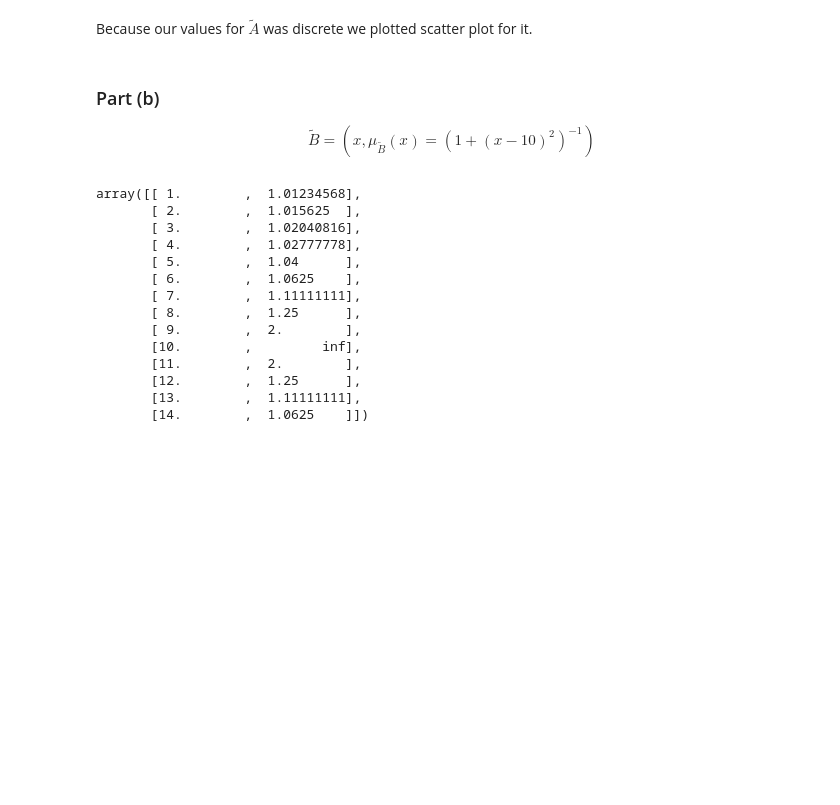
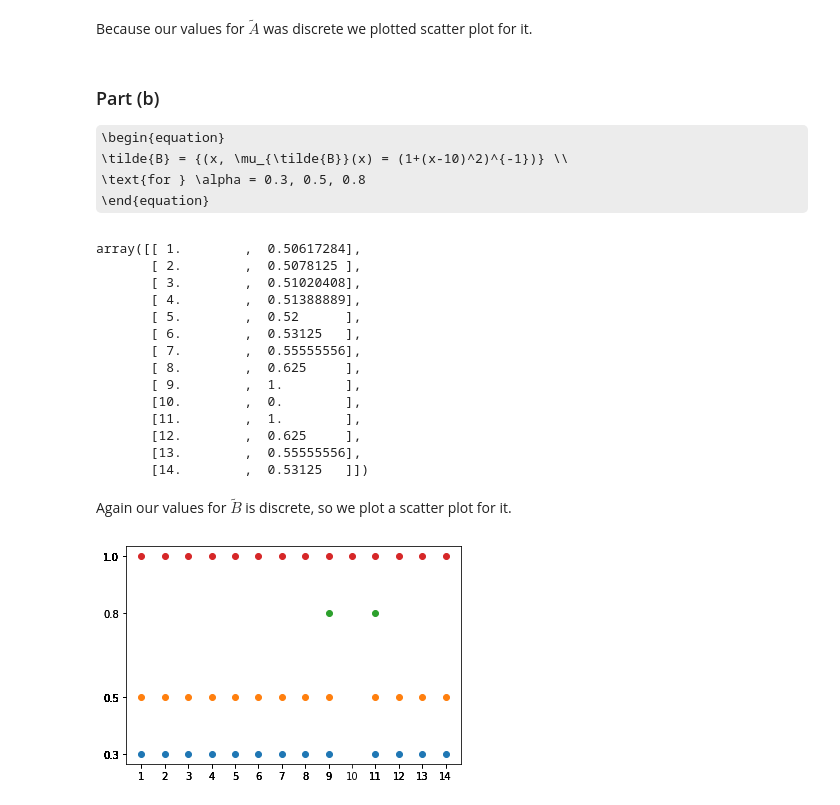
Before and after one commit to amindadgar/Fuzzy-Systems, a Jupyter notebook: HW1/main.ipynb, the cells around one changed output. Cells and saved outputs as stored; diff of their text form; code cells hidden in the pictures; some formulas as TeX source; blank space fills up the shorter version.

```diff
--- a/HW1/main.ipynb
+++ b/HW1/main.ipynb
@@ -131,24 +153,6 @@ Because our values for $\tilde{A}$ was discrete we plotted scatter plot for it.
 # %% [markdown]
 ### Part (b)
 \begin{equation}
-\tilde{B} = {(x, \mu_{\tilde{B}}(x) = (1+(x-10)^2)^{-1})}
+\tilde{B} = {(x, \mu_{\tilde{B}}(x) = (1+(x-10)^2)^{-1})} \\
+\text{for } \alpha = 0.3, 0.5, 0.8
 \end{equation}
-# %%
-def mu_B(x):
-    """
-    calculating the membership function for \tilde{B}
-
-    Parameters:
-    -----------
-    x : array_like
-        array of numerics
-
-    Returns:
-    --------
-    memebership_value : array_like
-        the membership function for fuzzy values
-    """
-
-    memebership_value = 1 + 1 / np.power(x - 10, 2)
-
-    return memebership_value
@@ -155,24 +210,27 @@ def mu_B(x):
 # %%
 x = np.arange(1, 15)
-## create the fuzzy set
-B = np.stack((x, mu_B(x)), axis=1)
-B
+B_tilde = mu_B(x)
+B_tilde
 # %% [output]
-array([[ 1.        ,  1.01234568],
-       [ 2.        ,  1.015625  ],
-       [ 3.        ,  1.02040816],
-       [ 4.        ,  1.02777778],
-       [ 5.        ,  1.04      ],
-       [ 6.        ,  1.0625    ],
-       [ 7.        ,  1.11111111],
-       [ 8.        ,  1.25      ],
-       [ 9.        ,  2.        ],
-       [10.        ,         inf],
-       [11.        ,  2.        ],
-       [12.        ,  1.25      ],
-       [13.        ,  1.11111111],
-       [14.        ,  1.0625    ]])
+array([[ 1.        ,  0.50617284],
+       [ 2.        ,  0.5078125 ],
+       [ 3.        ,  0.51020408],
+       [ 4.        ,  0.51388889],
+       [ 5.        ,  0.52      ],
+       [ 6.        ,  0.53125   ],
+       [ 7.        ,  0.55555556],
+       [ 8.        ,  0.625     ],
+       [ 9.        ,  1.        ],
+       [10.        ,  0.        ],
+       [11.        ,  1.        ],
+       [12.        ,  0.625     ],
+       [13.        ,  0.55555556],
+       [14.        ,  0.53125   ]])
 # %%
-B_alpha_cuts_set, B_strong_alpha_cuts_set = find_alpha_cuts(B, alpha_cuts=[0.3, 0.5, 0.8])
+B_alpha_cuts_set, B_strong_alpha_cuts_set = find_alpha_cuts(B_tilde, alpha_cuts=[0.3, 0.5, 0.8])
+# %% [markdown]
+Again our values for $\tilde{B}$ is discrete, so we plot a scatter plot for it.
 # %%
-# B_alpha_cuts_set
+plot_scatter_alpha_cuts(B_alpha_cuts_set)
+# %% [output]
+[figure, added]
```
Also changed, not shown: parts of 11 cells of this notebook.
